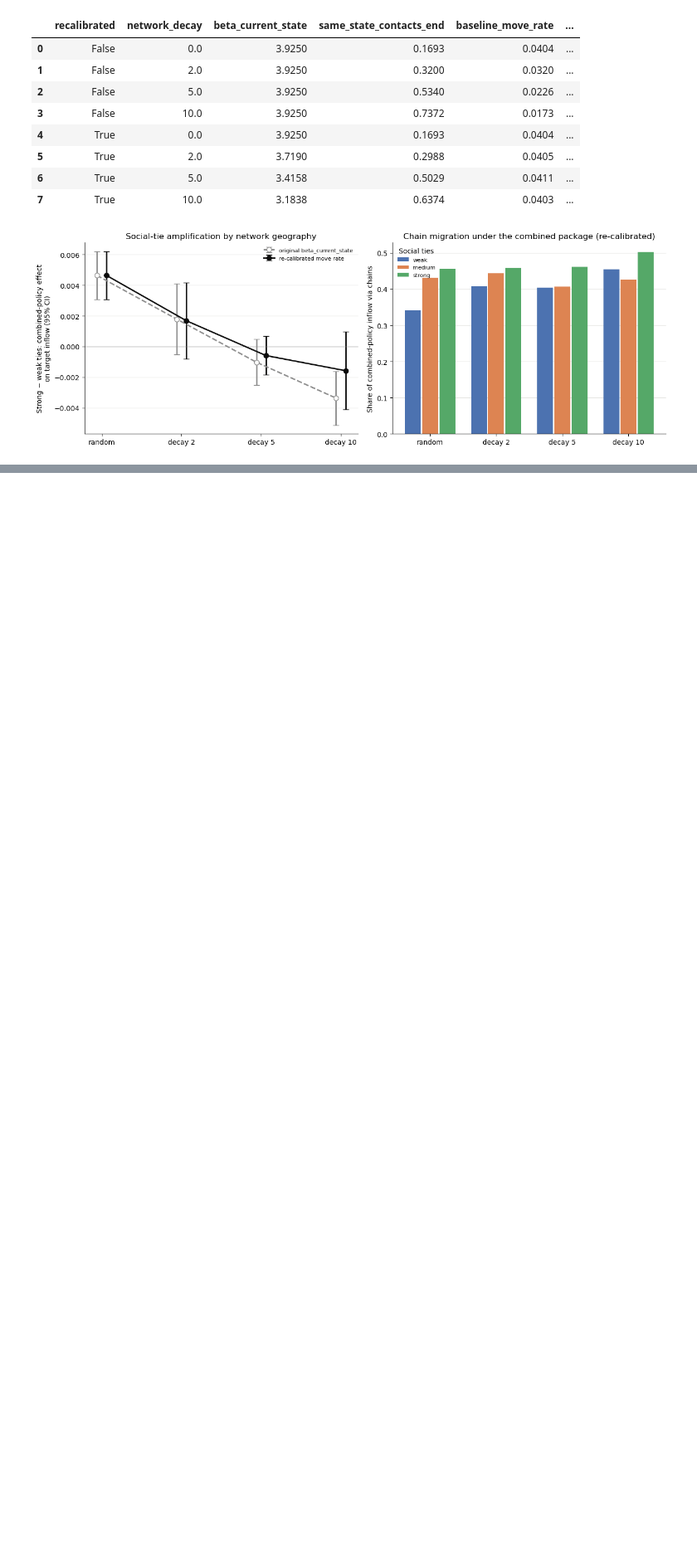
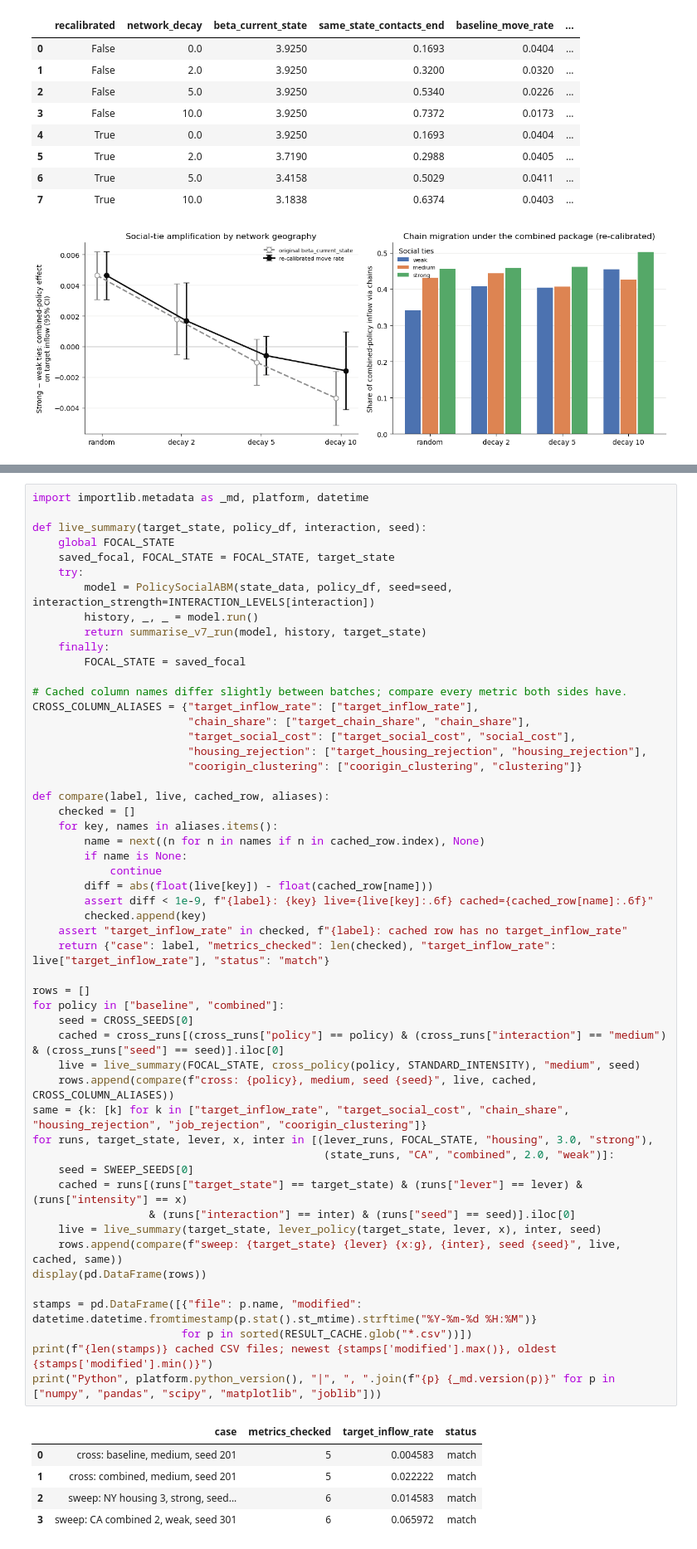
Before and after one commit to Jeremy-Xujia-Chen/CITS4403-GROUP-PROJECT, a Jupyter notebook: 0914-1_v8.ipynb, the cells around one changed output, grey strips where cells are left out. Shown at 83% size. Drawn from its saved outputs; the diff is of its cells as text; blank space fills up the shorter version.

Commit message:
Add open-system model and reproducibility spot check (PR-18)

```diff
--- a/0914-1_v8.ipynb
+++ b/0914-1_v8.ipynb
@@ -2922,0 +3178,58 @@ plt.tight_layout(); plt.show()
+# %%
+import importlib.metadata as _md, platform, datetime
+
+def live_summary(target_state, policy_df, interaction, seed):
+    global FOCAL_STATE
+    saved_focal, FOCAL_STATE = FOCAL_STATE, target_state
+    try:
+        model = PolicySocialABM(state_data, policy_df, seed=seed, interaction_strength=INTERACTION_LEVELS[interaction])
+        history, _, _ = model.run()
+        return summarise_v7_run(model, history, target_state)
+    finally:
+        FOCAL_STATE = saved_focal
+
+# Cached column names differ slightly between batches; compare every metric both sides have.
+CROSS_COLUMN_ALIASES = {"target_inflow_rate": ["target_inflow_rate"],
+                        "chain_share": ["target_chain_share", "chain_share"],
+                        "target_social_cost": ["target_social_cost", "social_cost"],
+                        "housing_rejection": ["target_housing_rejection", "housing_rejection"],
+                        "coorigin_clustering": ["coorigin_clustering", "clustering"]}
+
+def compare(label, live, cached_row, aliases):
+    checked = []
+    for key, names in aliases.items():
+        name = next((n for n in names if n in cached_row.index), None)
+        if name is None:
+            continue
+        diff = abs(float(live[key]) - float(cached_row[name]))
+        assert diff < 1e-9, f"{label}: {key} live={live[key]:.6f} cached={cached_row[name]:.6f}"
+        checked.append(key)
+    assert "target_inflow_rate" in checked, f"{label}: cached row has no target_inflow_rate"
+    return {"case": label, "metrics_checked": len(checked), "target_inflow_rate": live["target_inflow_rate"], "status": "match"}
+
+rows = []
+for policy in ["baseline", "combined"]:
+    seed = CROSS_SEEDS[0]
+    cached = cross_runs[(cross_runs["policy"] == policy) & (cross_runs["interaction"] == "medium") & (cross_runs["seed"] == seed)].iloc[0]
+    live = live_summary(FOCAL_STATE, cross_policy(policy, STANDARD_INTENSITY), "medium", seed)
+    rows.append(compare(f"cross: {policy}, medium, seed {seed}", live, cached, CROSS_COLUMN_ALIASES))
+same = {k: [k] for k in ["target_inflow_rate", "target_social_cost", "chain_share", "housing_rejection", "job_rejection", "coorigin_clustering"]}
+for runs, target_state, lever, x, inter in [(lever_runs, FOCAL_STATE, "housing", 3.0, "strong"),
+                                             (state_runs, "CA", "combined", 2.0, "weak")]:
+    seed = SWEEP_SEEDS[0]
+    cached = runs[(runs["target_state"] == target_state) & (runs["lever"] == lever) & (runs["intensity"] == x)
+                  & (runs["interaction"] == inter) & (runs["seed"] == seed)].iloc[0]
+    live = live_summary(target_state, lever_policy(target_state, lever, x), inter, seed)
+    rows.append(compare(f"sweep: {target_state} {lever} {x:g}, {inter}, seed {seed}", live, cached, same))
+display(pd.DataFrame(rows))
+
+stamps = pd.DataFrame([{"file": p.name, "modified": datetime.datetime.fromtimestamp(p.stat().st_mtime).strftime("%Y-%m-%d %H:%M")}
+                       for p in sorted(RESULT_CACHE.glob("*.csv"))])
+print(f"{len(stamps)} cached CSV files; newest {stamps['modified'].max()}, oldest {stamps['modified'].min()}")
+print("Python", platform.python_version(), "|", ", ".join(f"{p} {_md.version(p)}" for p in ["numpy", "pandas", "scipy", "matplotlib", "joblib"]))
+# %% [output]
+|  | case | metrics_checked | target_inflow_rate | status |
+| 0 | cross: baseline, medium, seed 201 | 5 | 0.004583 | match |
+| 1 | cross: combined, medium, seed 201 | 5 | 0.022222 | match |
+| 2 | sweep: NY housing 3, strong, seed... | 6 | 0.014583 | match |
+| 3 | sweep: CA combined 2, weak, seed 301 | 6 | 0.065972 | match |
```
Also changed, not shown: parts of 4 cells of this notebook, 1 other file.
